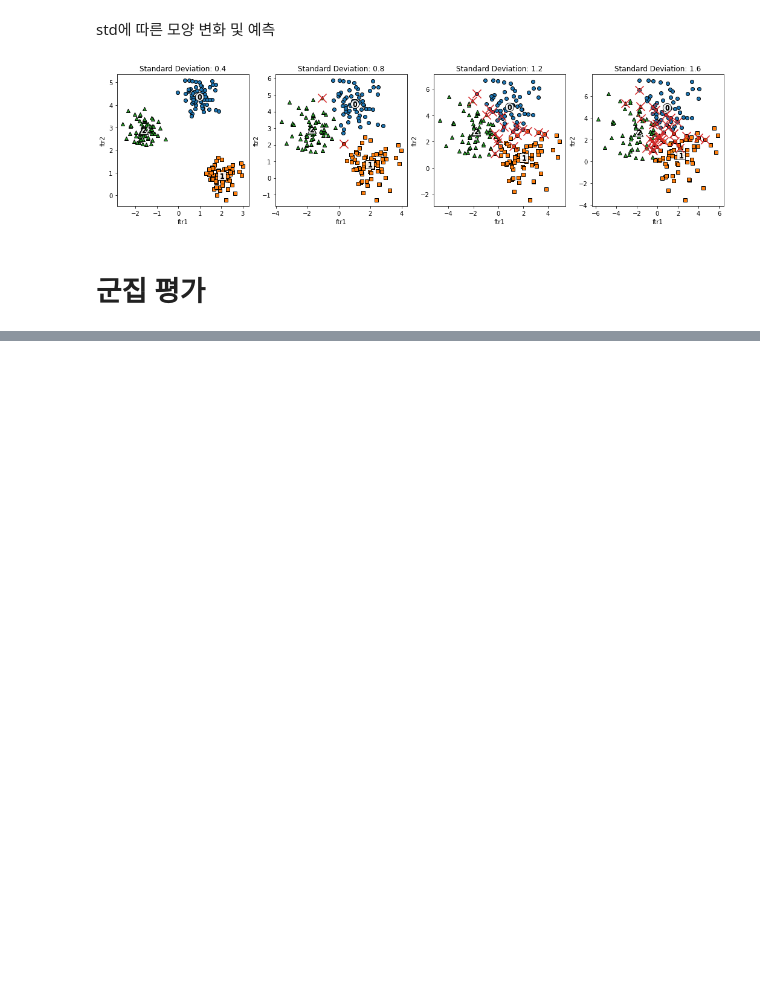
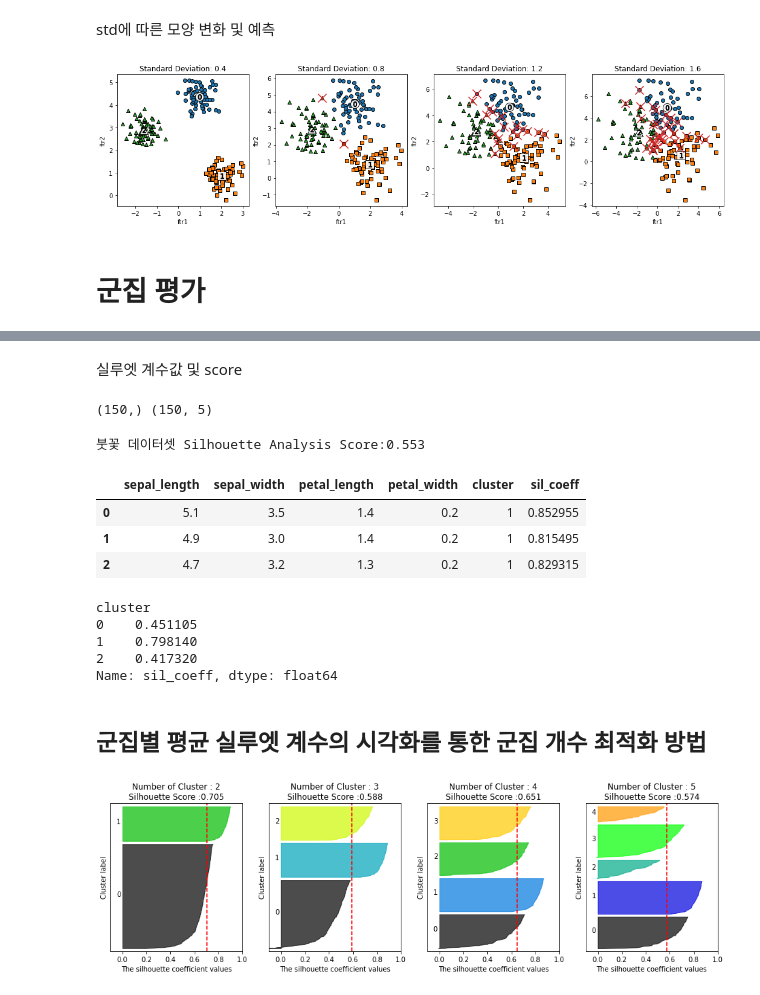
Before and after one commit to SeWonKwon/Machine-Learning, a Jupyter notebook: Machine_Learning/E01_Clustering.ipynb, the cells around one changed output, grey strips where cells are left out. Cells and saved outputs as stored; diff of their text form; code cells hidden in the pictures; blank space fills up the shorter version.

```diff
--- a/Machine_Learning/E01_Clustering.ipynb
+++ b/Machine_Learning/E01_Clustering.ipynb
@@ -481,0 +500,7 @@ plt.show()
+# %% [markdown]
+실루엣 계수값 및 score
+# %%
+score_samples = silhouette_samples(iris.data, iris_df['cluster'])
+print(score_samples.shape, iris_df.shape)
+# %% [output]
+(150,) (150, 5)
@@ -481,0 +509,22 @@ plt.show()
+# %%
+average_score = silhouette_score(iris.data, iris_df['cluster'])
+print('붓꽃 데이터셋 Silhouette Analysis Score:{0:.3f}'.format(average_score))
+# %% [output]
+붓꽃 데이터셋 Silhouette Analysis Score:0.553
+# %%
+iris_df.head(3)
+# %% [output]
+|  | sepal_length | sepal_width | petal_length | petal_width | cluster | sil_coeff |
+| 0 | 5.1 | 3.5 | 1.4 | 0.2 | 1 | 0.852955 |
+| 1 | 4.9 | 3.0 | 1.4 | 0.2 | 1 | 0.815495 |
+| 2 | 4.7 | 3.2 | 1.3 | 0.2 | 1 | 0.829315 |
+# %%
+iris_df.groupby('cluster')['sil_coeff'].mean()
+# %% [output]
+cluster
+0    0.451105
+1    0.798140
+2    0.417320
+Name: sil_coeff, dtype: float64
+# %% [markdown]
+## 군집별 평균 실루엣 계수의 시각화를 통한 군집 개수 최적화 방법
@@ -481,0 +616,10 @@ plt.show()
+# %%
+# make_blobs 을 통해 clustering 을 위한 4개의 클러스터 중심의 500개 2차원 데이터 셋 생성
+from sklearn.datasets import make_blobs
+X, y = make_blobs(n_samples=500, n_features=2, centers=4, cluster_std=1, \
+                  center_box=(-10.0, 10.0), shuffle=True, random_state=1)
+
+# cluster 개수를 2개, 3개, 4개, 5개 일때의 클러스터별 실루엣 계수 평균값을 시각화
+visualize_silhouette([ 2, 3, 4, 5], X)
+# %% [output]
+[figure, added]
```
Also changed, not shown: parts of 14 cells of this notebook.
